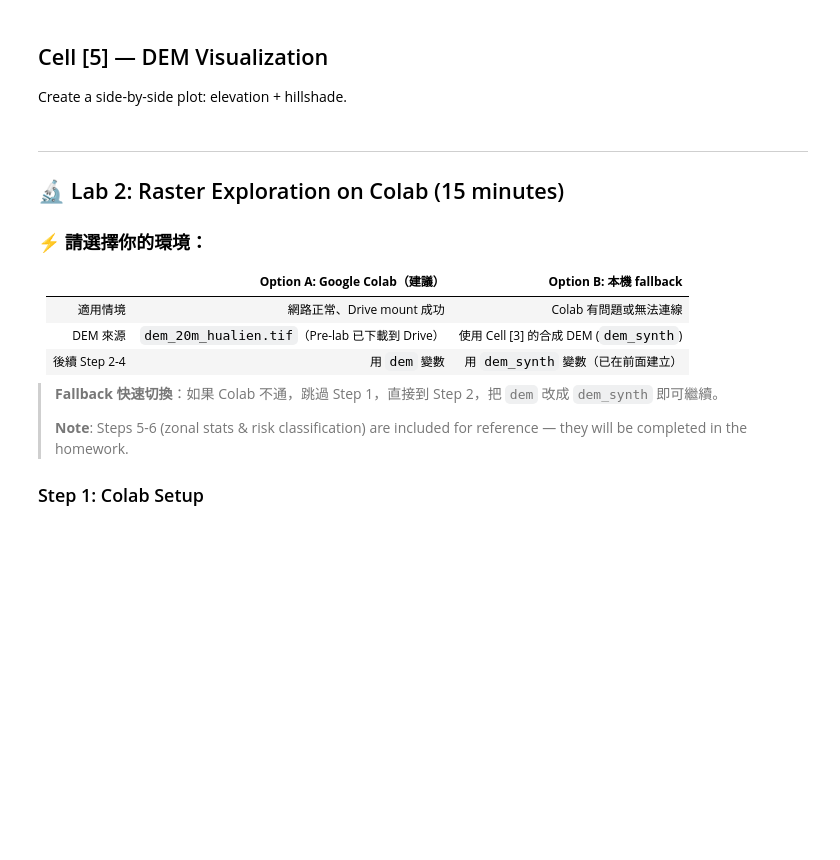
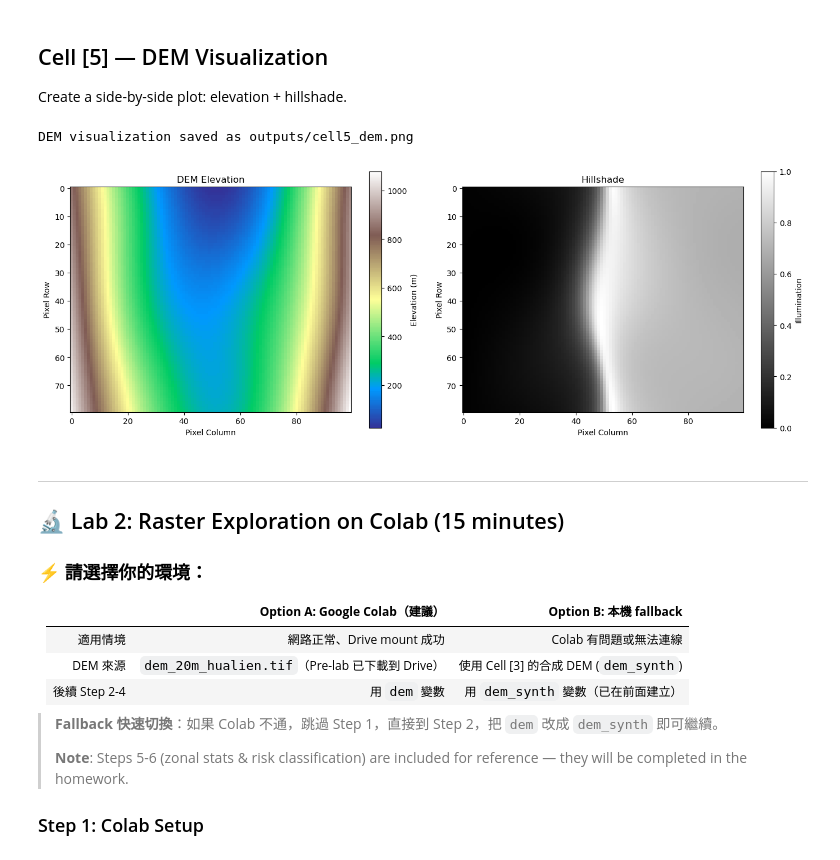
Before and after one commit to Chuang-ben/Remote-Sensing-Course, a Jupyter notebook: Week4-Student.ipynb, the cells around one changed output. Drawn from its saved outputs; the diff is of its cells as text; code cells hidden in the pictures; blank space fills up the shorter version.

```diff
--- a/Week4-Student.ipynb
+++ b/Week4-Student.ipynb
@@ -181,13 +449,51 @@ Create a side-by-side plot: elevation + hillshade.
 # %%
 # Cell [5]: YOUR CODE HERE
 # Create a 1x2 subplot: left = elevation with 'terrain' colormap, right = hillshade
 # Save as outputs/cell5_dem.png
 
-# AI Prompt suggestion:
-# "Create a 1x2 matplotlib figure (14x5 inches).
-#  Left: imshow of my DEM elevation with 'terrain' colormap and colorbar labeled 'Elevation (m)'.
-#  Right: hillshade using matplotlib.colors.LightSource(azdeg=315, altdeg=45).
-#  Use origin='upper'. Save as outputs/cell5_dem.png at 150 dpi."
+import matplotlib.pyplot as plt
+from matplotlib.colors import LightSource
+import os
+
+# Create outputs directory if it doesn't exist
+os.makedirs('outputs', exist_ok=True)
+
+# Create figure
+fig, (ax1, ax2) = plt.subplots(1, 2, figsize=(14, 5))
+
+# Left: Elevation map
+elevation_data = dem.values[0]  # Remove band dimension
+im1 = ax1.imshow(elevation_data, cmap='terrain', origin='upper')
+ax1.set_title('DEM Elevation')
+ax1.set_xlabel('Pixel Column')
+ax1.set_ylabel('Pixel Row')
+
+# Add colorbar for elevation
+cbar1 = plt.colorbar(im1, ax=ax1, label='Elevation (m)')
+
+# Right: Hillshade
+ls = LightSource(azdeg=315, altdeg=45)
+hillshade = ls.hillshade(elevation_data, vert_exag=10, dx=16, dy=25, fraction=1.0)
+
+im2 = ax2.imshow(hillshade, cmap='gray', origin='upper')
+ax2.set_title('Hillshade')
+ax2.set_xlabel('Pixel Column')
+ax2.set_ylabel('Pixel Row')
+
+# Add colorbar for hillshade
+cbar2 = plt.colorbar(im2, ax=ax2, label='Illumination')
+
+plt.tight_layout()
+
+# Save the figure
+plt.savefig('outputs/cell5_dem.png', dpi=150, bbox_inches='tight')
+print("DEM visualization saved as outputs/cell5_dem.png")
+
+# Display the plot
+plt.show()
+# %% [output]
+DEM visualization saved as outputs/cell5_dem.png
+[figure, added]
 # %% [markdown]
 ---
 
```
Also changed, not shown: parts of 7 cells of this notebook, 2 other files.
